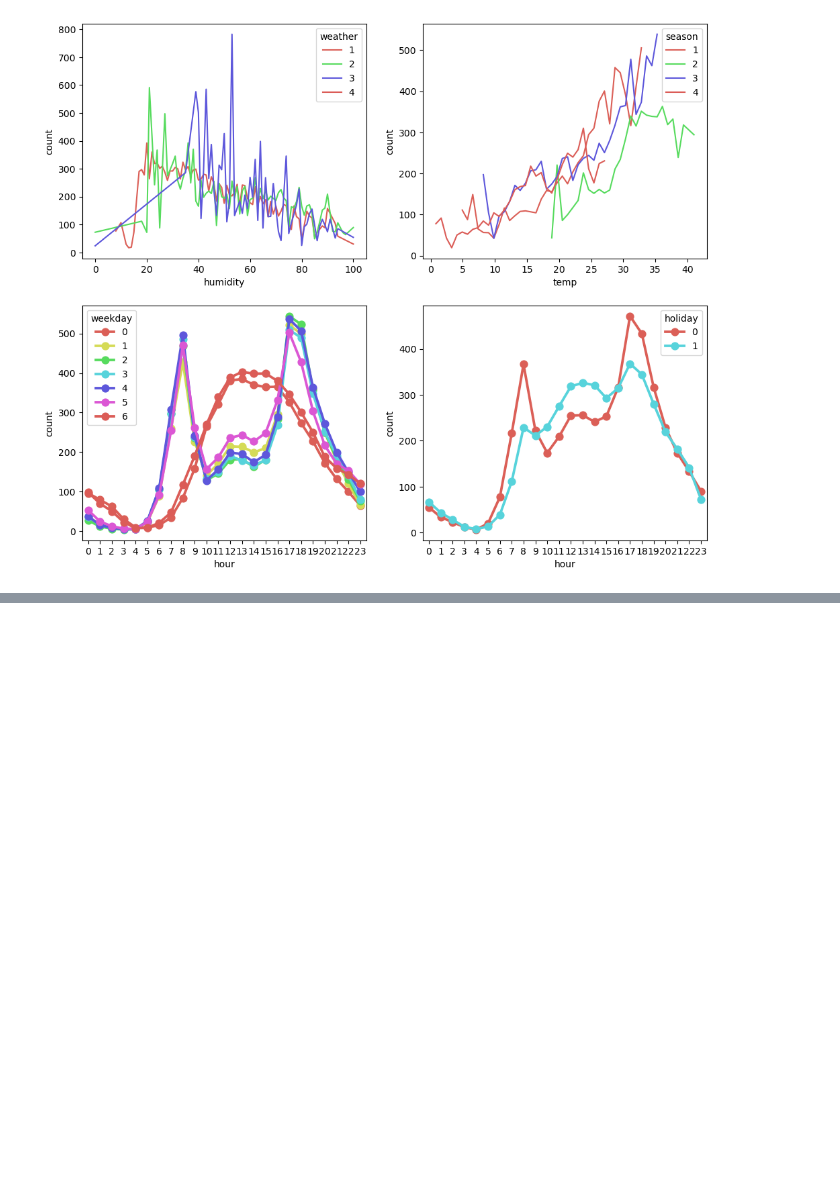
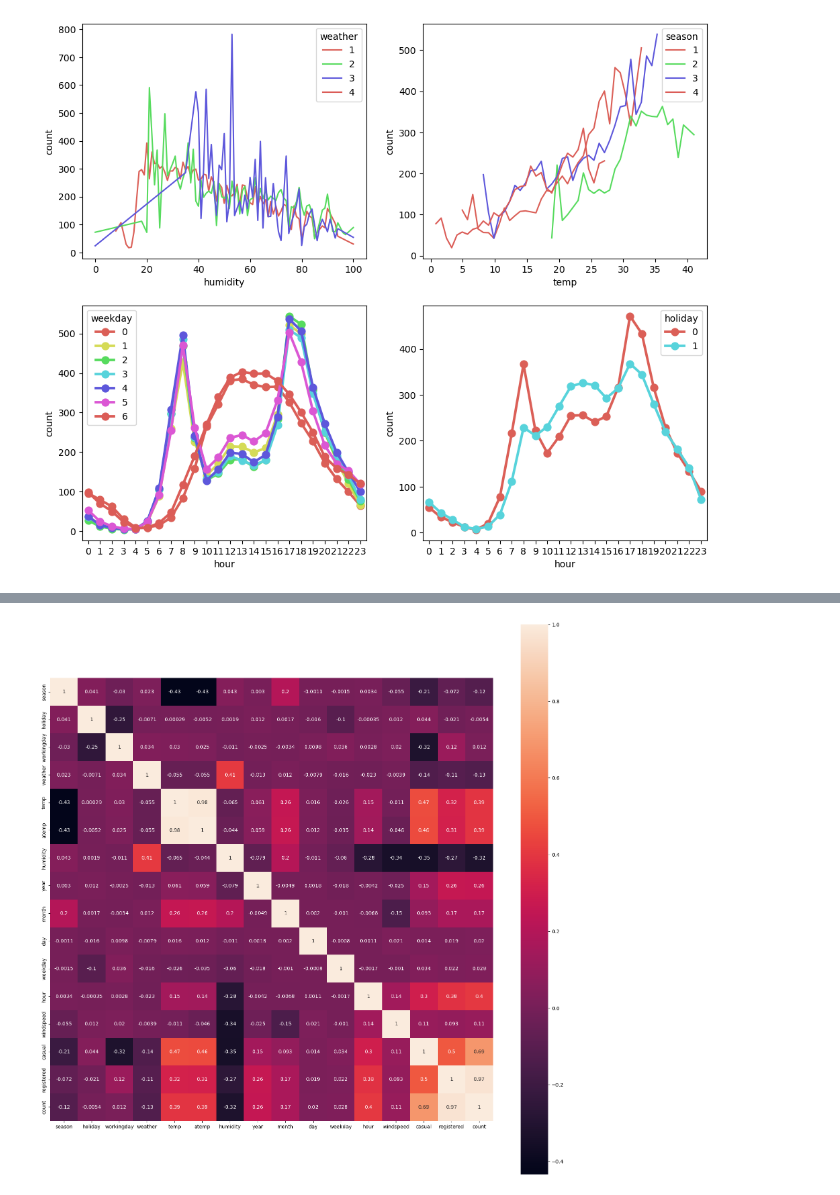
Before and after one commit to Ja-efan/DataScience, a Jupyter notebook: bike_sharing_demand.ipynb, the cells around one changed output, grey strips where cells are left out. Saved outputs shown, nothing was run; the diff lists cells and outputs as text; code cells hidden in the pictures; blank space fills up the shorter version.

```diff
--- a/bike_sharing_demand.ipynb
+++ b/bike_sharing_demand.ipynb
@@ -378,0 +487,4 @@ ax2 = sns.barplot(data=train.groupby('month')['count'].mean().reset_index(),
+# %%
+# 6) 데이터프레임 병합
+windspeed_zero['windspeed'] = windspeed_predict
+windspeed_not_zero['windspeed'] = windspeed_target
@@ -378,0 +509,2 @@ ax2 = sns.barplot(data=train.groupby('month')['count'].mean().reset_index(),
+# %%
+train_ = pd.concat([windspeed_zero, windspeed_not_zero], axis=0)
@@ -378,0 +525,4 @@ ax2 = sns.barplot(data=train.groupby('month')['count'].mean().reset_index(),
+# %%
+train_['casual'] = train.casual
+train_['registered'] = train.registered
+train_['count'] = train['count']
@@ -378,0 +548,2 @@ ax2 = sns.barplot(data=train.groupby('month')['count'].mean().reset_index(),
+# %%
+train_ = train_.sort_index()
@@ -378,0 +569,5 @@ ax2 = sns.barplot(data=train.groupby('month')['count'].mean().reset_index(),
+# %%
+fig = plt.figure(figsize=(20,20))
+ax = sns.heatmap(train_.corr(), annot=True, square=True)
+# %% [output]
+[figure, added]
```
Also changed, not shown: parts of 17 cells of this notebook.
